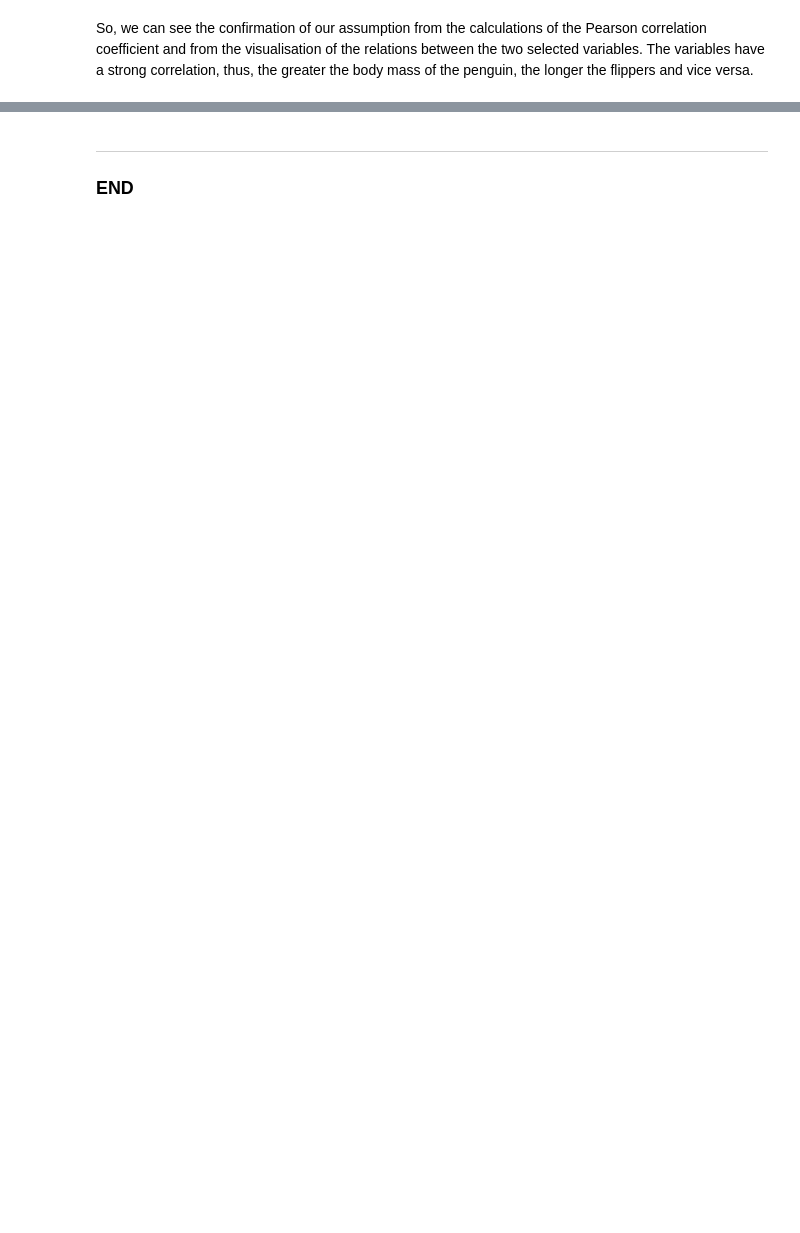
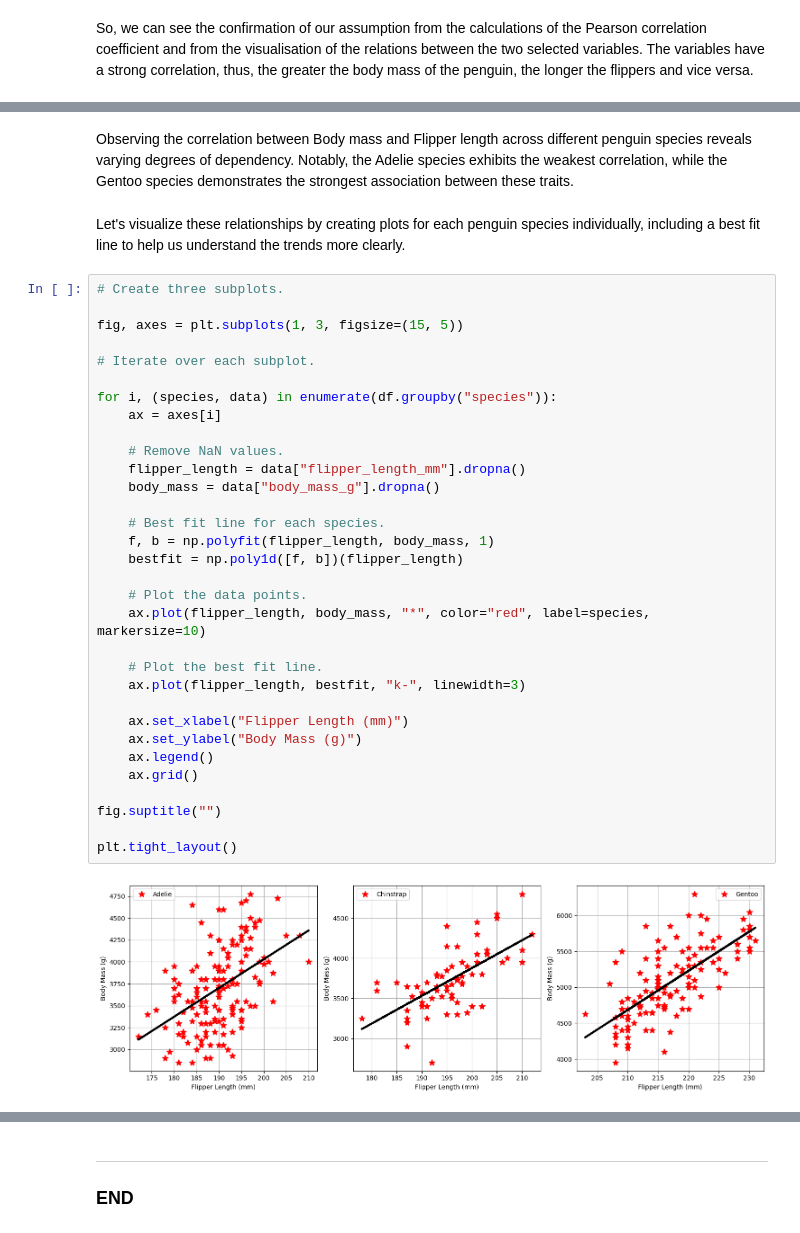
Before and after one commit to YuliiaKharchenko/PofDA-my-work, a Jupyter notebook: penguins.ipynb, the cells around one changed output, grey strips where cells are left out. Cells and saved outputs as stored; diff of their text form; blank space fills up the shorter version.

```diff
--- a/penguins.ipynb
+++ b/penguins.ipynb
@@ -427,0 +466,39 @@ So, we can see the confirmation of our assumption from the calculations of the P
+# %% [markdown]
+Observing the correlation between Body mass and Flipper length across different penguin species reveals varying degrees of dependency. Notably, the Adelie species exhibits the weakest correlation, while the Gentoo species demonstrates the strongest association between these traits.
+# %% [markdown]
+
+Let's visualize these relationships by creating plots for each penguin species individually, including a best fit line to help us understand the trends more clearly.
+# %%
+# Create three subplots.
+
+fig, axes = plt.subplots(1, 3, figsize=(15, 5))
+
+# Iterate over each subplot.
+
+for i, (species, data) in enumerate(df.groupby("species")):
+    ax = axes[i]
+
+    # Remove NaN values.
+    flipper_length = data["flipper_length_mm"].dropna()
+    body_mass = data["body_mass_g"].dropna()
+
+    # Best fit line for each species.
+    f, b = np.polyfit(flipper_length, body_mass, 1)
+    bestfit = np.poly1d([f, b])(flipper_length)
+
+    # Plot the data points.
+    ax.plot(flipper_length, body_mass, "*", color="red", label=species, markersize=10)
+
+    # Plot the best fit line.
+    ax.plot(flipper_length, bestfit, "k-", linewidth=3)
+
+    ax.set_xlabel("Flipper Length (mm)")
+    ax.set_ylabel("Body Mass (g)")
+    ax.legend()
+    ax.grid()
+
+fig.suptitle("")
+
+plt.tight_layout()
+# %% [output]
+[figure, added]
```
Also changed, not shown: parts of 6 cells of this notebook.
